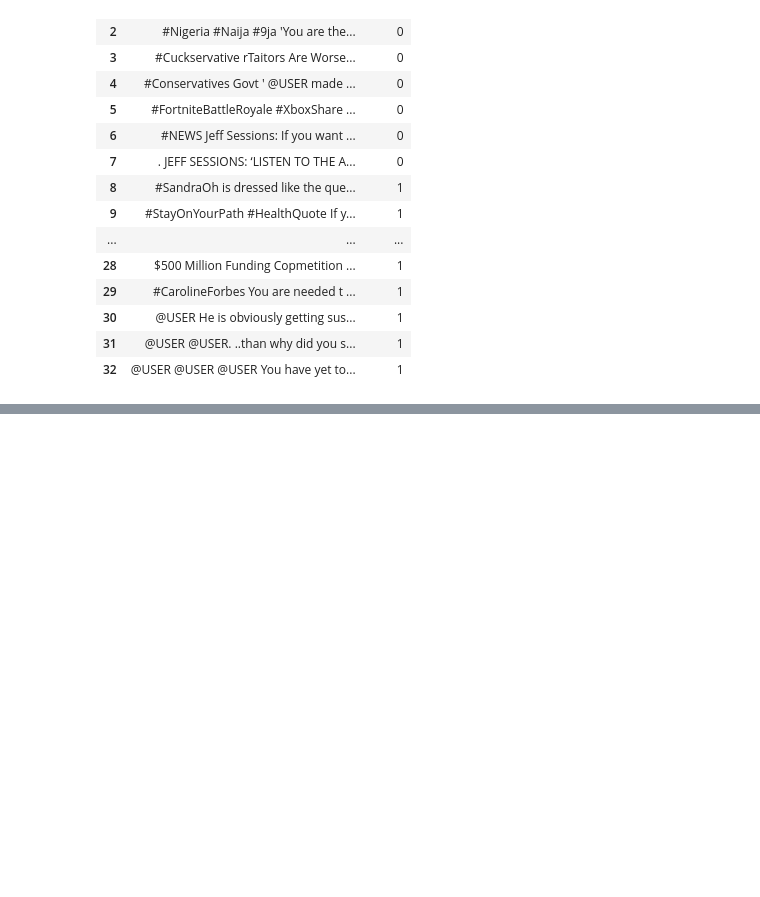
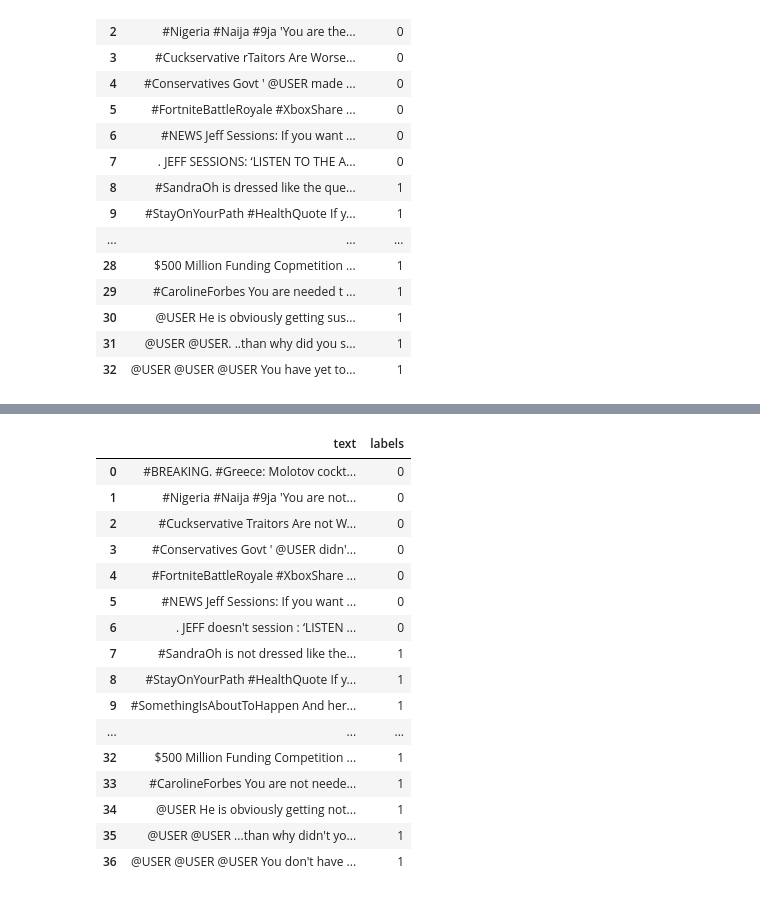
Before and after one commit to efemeryds/offensive-language-detection, a Jupyter notebook: Part_B_error_analysis/error_analysis_with_checklist_melis.ipynb, the cells around one changed output, grey strips where cells are left out. Saved outputs shown, nothing was run; the diff lists cells and outputs as text; code cells hidden in the pictures; blank space fills up the shorter version.

```diff
--- a/Part_B_error_analysis/error_analysis_with_checklist_melis.ipynb
+++ b/Part_B_error_analysis/error_analysis_with_checklist_melis.ipynb
@@ -177,0 +194,6 @@ failed_examples
+# %%
+negated_text = []
+for i in range(len(ret.data)):
+  negated_text.append(ret.data[i][1])
+
+negated_text[:5]
@@ -177,0 +206,5 @@ failed_examples
+# %%
+neg_predictions, neg_raw_outputs = model.predict(negated_text)
+# %%
+predicted_neg_labels = pd.DataFrame({'text':negated_text, 'labels': neg_predictions})
+predicted_neg_labels.head()
@@ -177,0 +254,28 @@ failed_examples
+# %%
+failed_neg_texts=[]
+failed_neg_labels=[]
+for i in range(len(data)):
+  if predicted_neg_labels['labels'][i] != data['labels'][i]:
+    failed_neg_texts.append(predicted_neg_labels['text'][i])
+    failed_neg_labels.append(predicted_neg_labels['labels'][i])
+# %%
+failed_neg_examples = pd.DataFrame({'text':failed_neg_texts, 'labels': failed_neg_labels})
+failed_neg_examples
+# %% [output]
+|  | text | labels |
+| 0 | #BREAKING. #Greece: Molotov cockt... | 0 |
+| 1 | #Nigeria #Naija #9ja 'You are not... | 0 |
+| 2 | #Cuckservative Traitors Are not W... | 0 |
+| 3 | #Conservatives Govt ' @USER didn'... | 0 |
+| 4 | #FortniteBattleRoyale #XboxShare ... | 0 |
+| 5 | #NEWS Jeff Sessions: If you want ... | 0 |
+| 6 | . JEFF doesn't session : ‘LISTEN ... | 0 |
+| 7 | #SandraOh is not dressed like the... | 1 |
+| 8 | #StayOnYourPath #HealthQuote If y... | 1 |
+| 9 | #SomethingIsAboutToHappen And her... | 1 |
+| ... | ... | ... |
+| 32 | $500 Million Funding Competition ... | 1 |
+| 33 | #CarolineForbes You are not neede... | 1 |
+| 34 | @USER He is obviously getting not... | 1 |
+| 35 | @USER @USER ...than why didn't yo... | 1 |
+| 36 | @USER @USER @USER You don't have ... | 1 |
```
Also changed, not shown: parts of 14 cells of this notebook.
